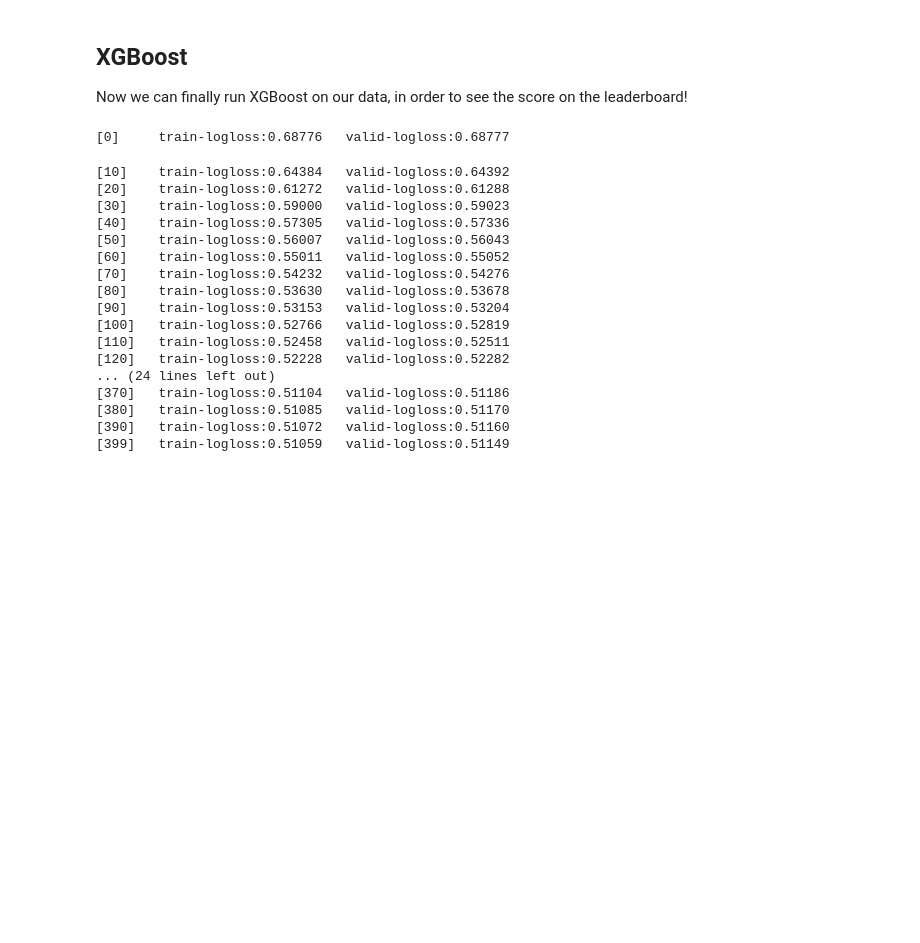
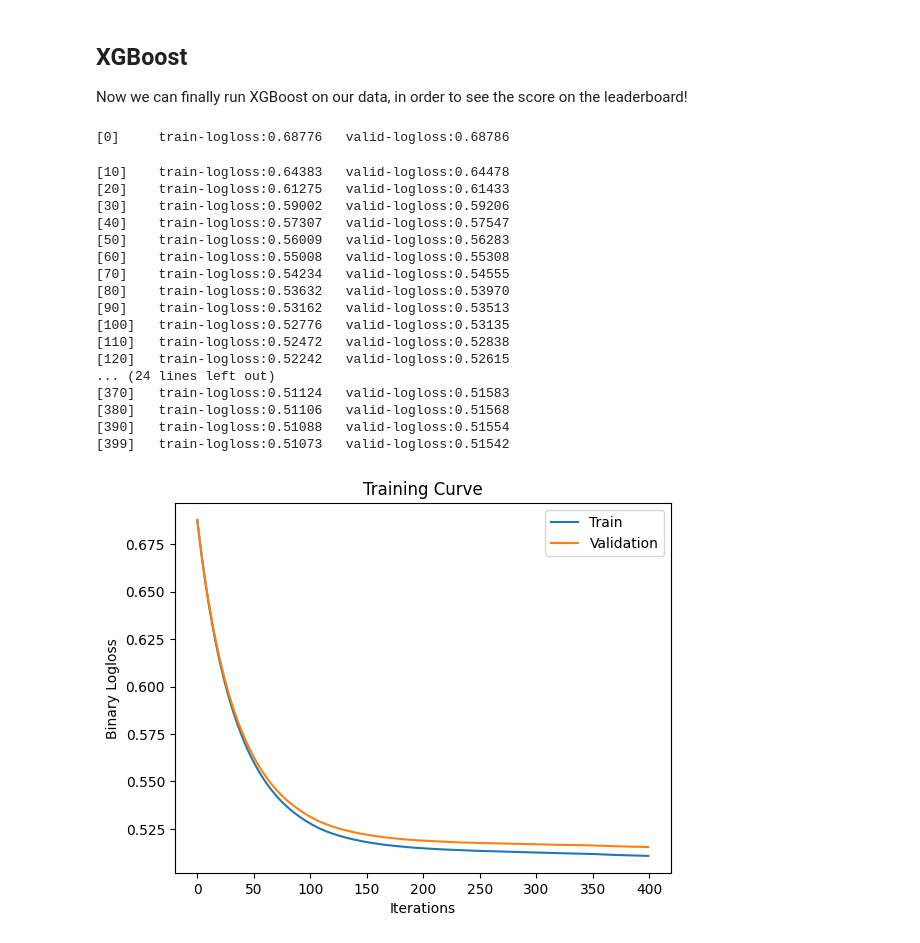
Before and after one commit to Vinnieassaulter/DataAnalytics, a Jupyter notebook: Quora-question-pair-similarity/data-analysis-xgboost-starter-0-35460-lb.ipynb, the cells around one changed output. Cells and saved outputs as stored; diff of their text form; code cells hidden in the pictures; blank space fills up the shorter version.

Commit message:
+ curve

```diff
--- a/Quora-question-pair-similarity/data-analysis-xgboost-starter-0-35460-lb.ipynb
+++ b/Quora-question-pair-similarity/data-analysis-xgboost-starter-0-35460-lb.ipynb
@@ -242,27 +242,41 @@ d_train = xgb.DMatrix(x_train, label=y_train)
 d_valid = xgb.DMatrix(x_valid, label=y_valid)
 
 watchlist = [(d_train, 'train'), (d_valid, 'valid')]
-
-bst = xgb.train(params, d_train, 400, watchlist, early_stopping_rounds=50, verbose_eval=10)
+results = {}
+bst = xgb.train(params, d_train, 400, watchlist, early_stopping_rounds=50, verbose_eval=10, evals_result=results)
 # %% [output]
-[0]     train-logloss:0.68776   valid-logloss:0.68777
+[0]     train-logloss:0.68776   valid-logloss:0.68786
-[10]    train-logloss:0.64384   valid-logloss:0.64392
-[20]    train-logloss:0.61272   valid-logloss:0.61288
-[30]    train-logloss:0.59000   valid-logloss:0.59023
-[40]    train-logloss:0.57305   valid-logloss:0.57336
-[50]    train-logloss:0.56007   valid-logloss:0.56043
-[60]    train-logloss:0.55011   valid-logloss:0.55052
-[70]    train-logloss:0.54232   valid-logloss:0.54276
-[80]    train-logloss:0.53630   valid-logloss:0.53678
-[90]    train-logloss:0.53153   valid-logloss:0.53204
-[100]   train-logloss:0.52766   valid-logloss:0.52819
-[110]   train-logloss:0.52458   valid-logloss:0.52511
-[120]   train-logloss:0.52228   valid-logloss:0.52282
+[10]    train-logloss:0.64383   valid-logloss:0.64478
+[20]    train-logloss:0.61275   valid-logloss:0.61433
+[30]    train-logloss:0.59002   valid-logloss:0.59206
+[40]    train-logloss:0.57307   valid-logloss:0.57547
+[50]    train-logloss:0.56009   valid-logloss:0.56283
+[60]    train-logloss:0.55008   valid-logloss:0.55308
+[70]    train-logloss:0.54234   valid-logloss:0.54555
+[80]    train-logloss:0.53632   valid-logloss:0.53970
+[90]    train-logloss:0.53162   valid-logloss:0.53513
+[100]   train-logloss:0.52776   valid-logloss:0.53135
+[110]   train-logloss:0.52472   valid-logloss:0.52838
+[120]   train-logloss:0.52242   valid-logloss:0.52615
 ... (24 lines left out)
-[370]   train-logloss:0.51104   valid-logloss:0.51186
-[380]   train-logloss:0.51085   valid-logloss:0.51170
-[390]   train-logloss:0.51072   valid-logloss:0.51160
-[399]   train-logloss:0.51059   valid-logloss:0.51149
+[370]   train-logloss:0.51124   valid-logloss:0.51583
+[380]   train-logloss:0.51106   valid-logloss:0.51568
+[390]   train-logloss:0.51088   valid-logloss:0.51554
+[399]   train-logloss:0.51073   valid-logloss:0.51542
+# %%
+train_loss = results['train']['logloss']
+val_loss = results['valid']['logloss']
+
+# loss function curve
+plt.plot(train_loss, label='Train')
+plt.plot(val_loss, label='Validation')
+plt.xlabel('Iterations')
+plt.ylabel('Binary Logloss')
+plt.title('Training Curve')
+plt.legend()
+plt.show()
+# %% [output]
+[figure, added]
 # %%
 d_test = xgb.DMatrix(x_test)
 p_test = bst.predict(d_test)
```
Also changed, not shown: parts of 9 cells of this notebook, 2 other files.
